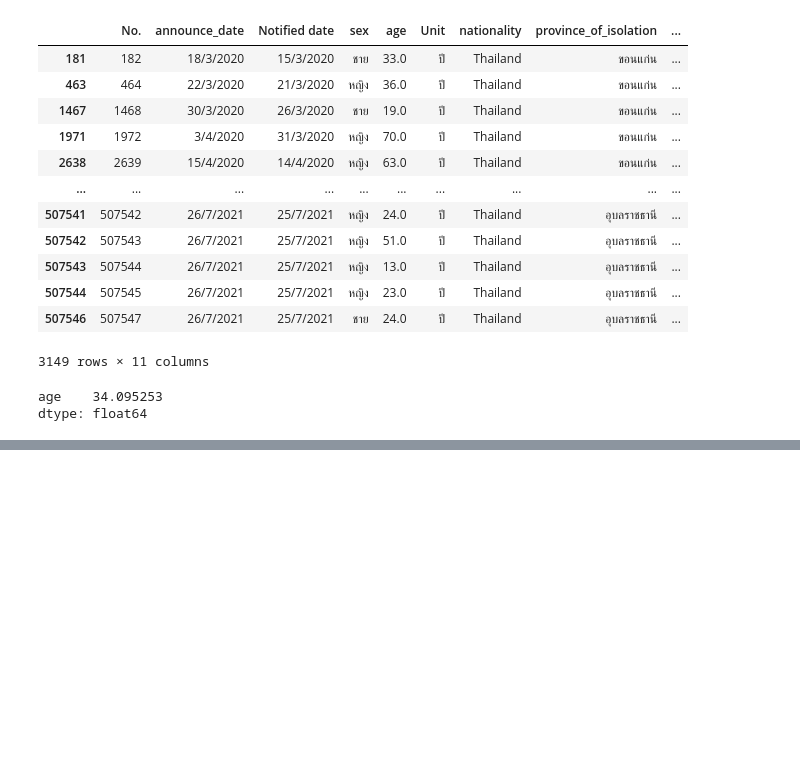
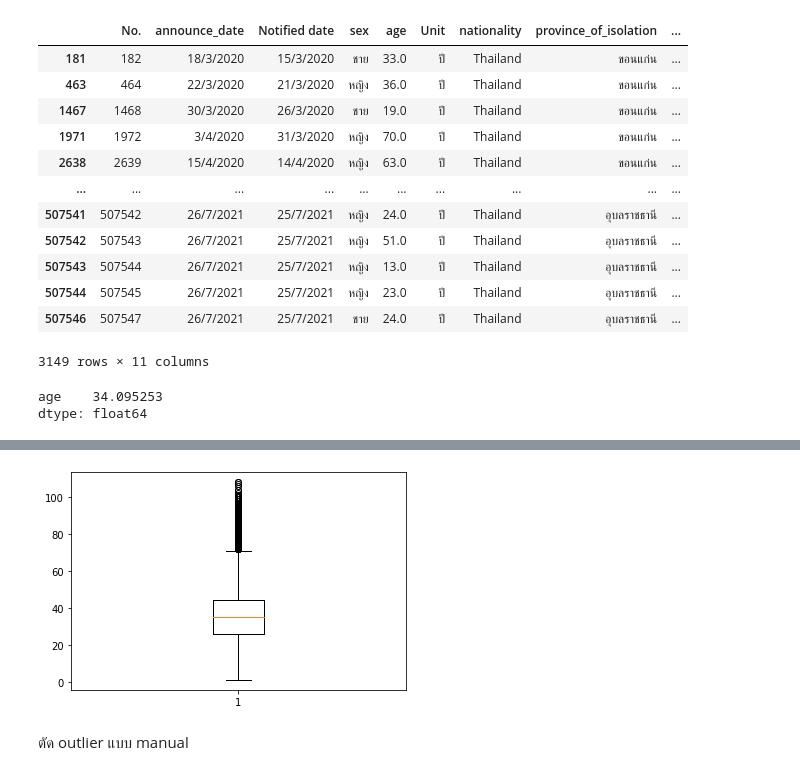
Before and after one commit to Thitichaya2000/DWDM21, a Jupyter notebook: Data_Preprocessing(Chapter_3).ipynb, the cells around one changed output, grey strips where cells are left out. Saved outputs shown, nothing was run; the diff lists cells and outputs as text; code cells hidden in the pictures; blank space fills up the shorter version.

```diff
--- a/Data_Preprocessing(Chapter_3).ipynb
+++ b/Data_Preprocessing(Chapter_3).ipynb
@@ -700,0 +1035,6 @@ dtype: float64
+# %%
+data_dict = plt.boxplot(data_cases2_nomissingage['age'])
+# %% [output]
+[figure, added]
+# %% [markdown]
+ตัด outlier แบบ manual
```
Also changed, not shown: parts of 44 cells of this notebook.
